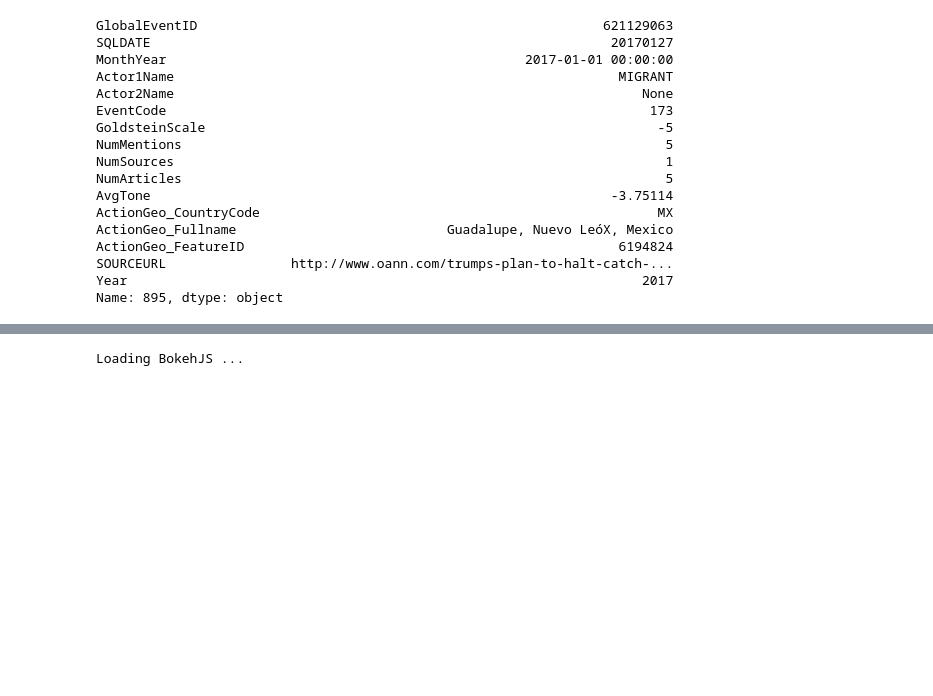
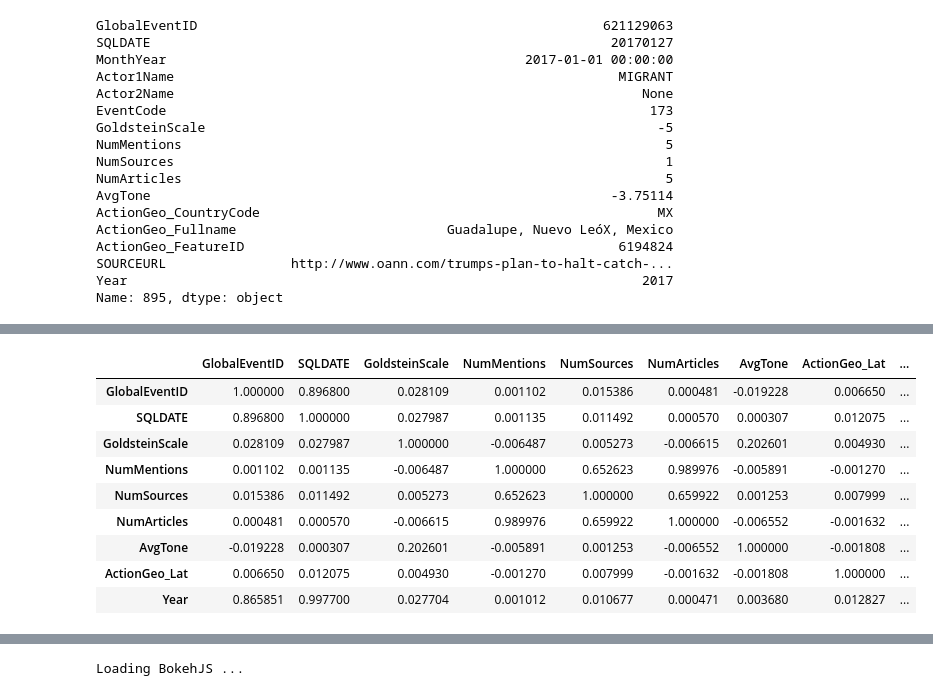
Before and after one commit to Rileypj1/BigDataProject, a Jupyter notebook: Events-eda-pr.ipynb, the cells around one changed output, grey strips where cells are left out. Saved outputs shown, nothing was run; the diff lists cells and outputs as text; code cells hidden in the pictures; blank space fills up the shorter version.

```diff
--- a/Events-eda-pr.ipynb
+++ b/Events-eda-pr.ipynb
@@ -85,3 +154,17 @@ relevant_events1 = relevant_events1[relevant_events1["Year"] >= 2017]
+# %%
+#find correlation of selected features
+relevant_events1.corr()
+# %% [output]
+|  | GlobalEventID | SQLDATE | GoldsteinScale | NumMentions | NumSources | NumArticles | AvgTone | ActionGeo_Lat | ... |
+| GlobalEventID | 1.000000 | 0.896800 | 0.028109 | 0.001102 | 0.015386 | 0.000481 | -0.019228 | 0.006650 | ... |
+| SQLDATE | 0.896800 | 1.000000 | 0.027987 | 0.001135 | 0.011492 | 0.000570 | 0.000307 | 0.012075 | ... |
+| GoldsteinScale | 0.028109 | 0.027987 | 1.000000 | -0.006487 | 0.005273 | -0.006615 | 0.202601 | 0.004930 | ... |
+| NumMentions | 0.001102 | 0.001135 | -0.006487 | 1.000000 | 0.652623 | 0.989976 | -0.005891 | -0.001270 | ... |
+| NumSources | 0.015386 | 0.011492 | 0.005273 | 0.652623 | 1.000000 | 0.659922 | 0.001253 | 0.007999 | ... |
+| NumArticles | 0.000481 | 0.000570 | -0.006615 | 0.989976 | 0.659922 | 1.000000 | -0.006552 | -0.001632 | ... |
+| AvgTone | -0.019228 | 0.000307 | 0.202601 | -0.005891 | 0.001253 | -0.006552 | 1.000000 | -0.001808 | ... |
+| ActionGeo_Lat | 0.006650 | 0.012075 | 0.004930 | -0.001270 | 0.007999 | -0.001632 | -0.001808 | 1.000000 | ... |
+| Year | 0.865851 | 0.997700 | 0.027704 | 0.001012 | 0.010677 | 0.000471 | 0.003680 | 0.012827 | ... |
 # %%
 df = relevant_events1[["NumMentions", "ActionGeo_CountryCode", "AvgTone", "Year"]]
 # %%
```
Also changed, not shown: parts of 11 cells of this notebook.
